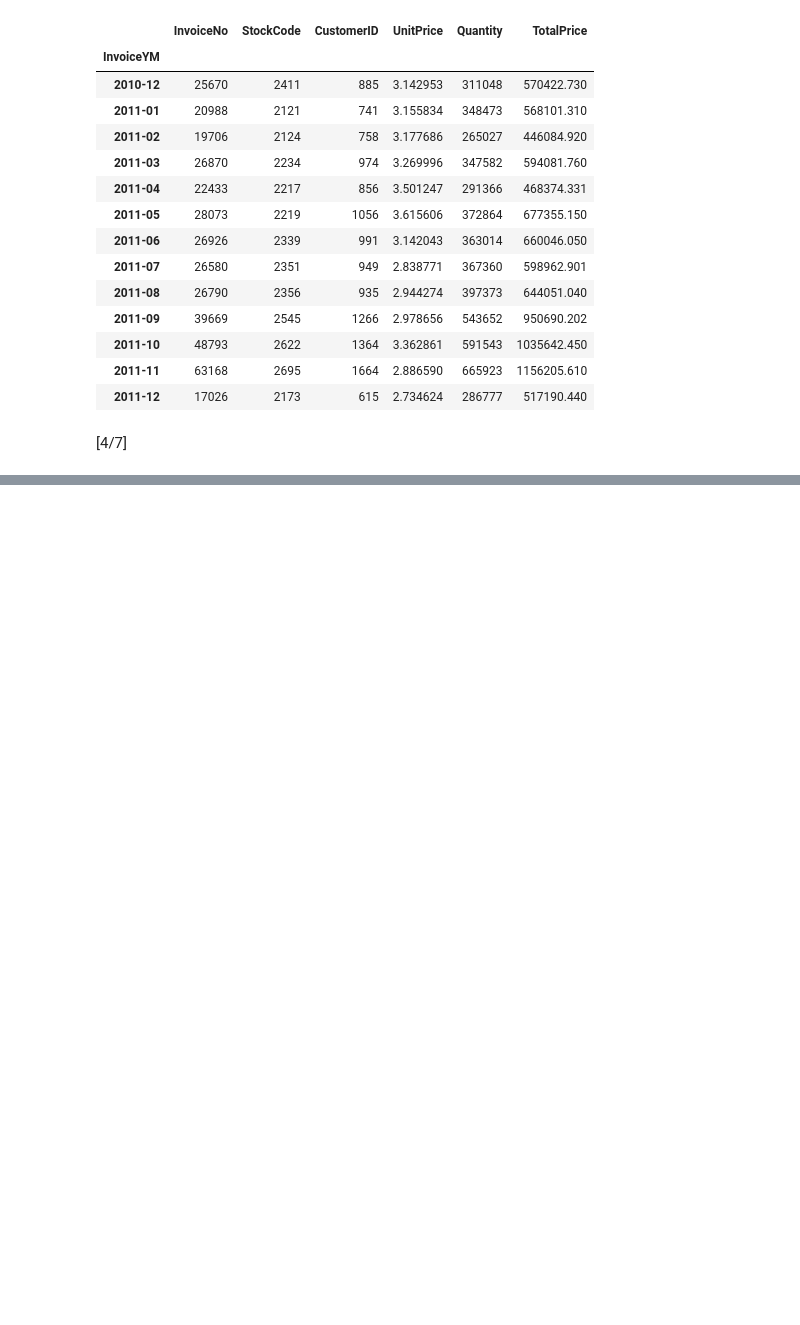
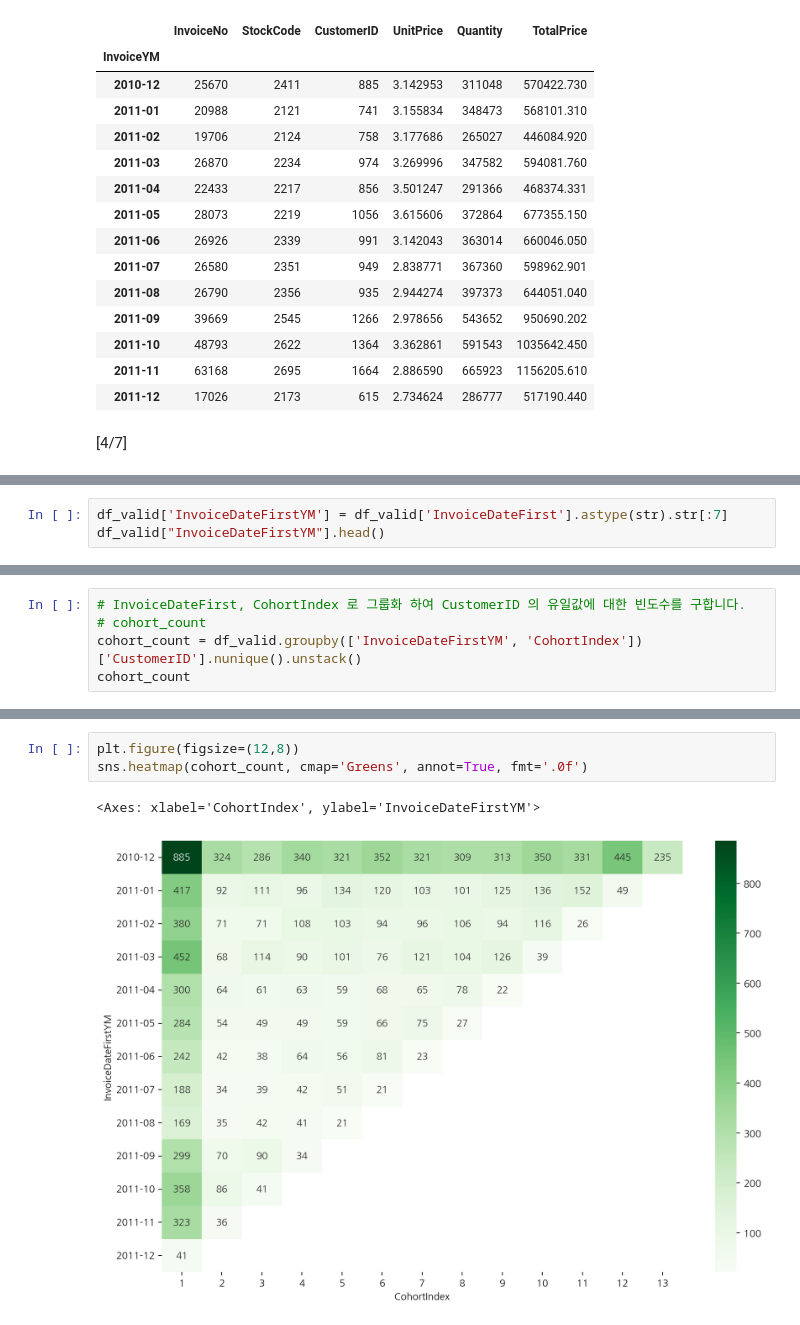
Before and after one commit to chobuzz/Business_Data_Analyst, a Jupyter notebook: Practice1.ipynb, the cells around one changed output, grey strips where cells are left out. Drawn from its saved outputs; the diff is of its cells as text; blank space fills up the shorter version.

```diff
--- a/Practice1.ipynb
+++ b/Practice1.ipynb
@@ -875,0 +953,3 @@ df_valid.groupby('InvoiceYM').agg({'InvoiceNo': 'count',
+# %%
+df_valid['InvoiceDateFirstYM'] = df_valid['InvoiceDateFirst'].astype(str).str[:7]
+df_valid["InvoiceDateFirstYM"].head()
@@ -875,0 +963,5 @@ df_valid.groupby('InvoiceYM').agg({'InvoiceNo': 'count',
+# %%
+# InvoiceDateFirst, CohortIndex 로 그룹화 하여 CustomerID 의 유일값에 대한 빈도수를 구합니다.
+# cohort_count
+cohort_count = df_valid.groupby(['InvoiceDateFirstYM', 'CohortIndex'])['CustomerID'].nunique().unstack()
+cohort_count
@@ -875,0 +1004,6 @@ df_valid.groupby('InvoiceYM').agg({'InvoiceNo': 'count',
+# %%
+plt.figure(figsize=(12,8))
+sns.heatmap(cohort_count, cmap='Greens', annot=True, fmt='.0f')
+# %% [output]
+<Axes: xlabel='CohortIndex', ylabel='InvoiceDateFirstYM'>
+[figure, added]
```
Also changed, not shown: parts of 20 cells of this notebook.
